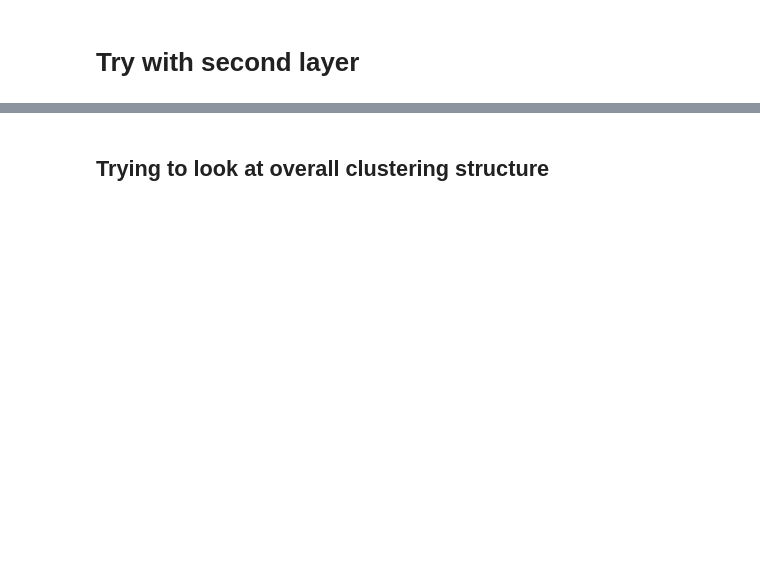
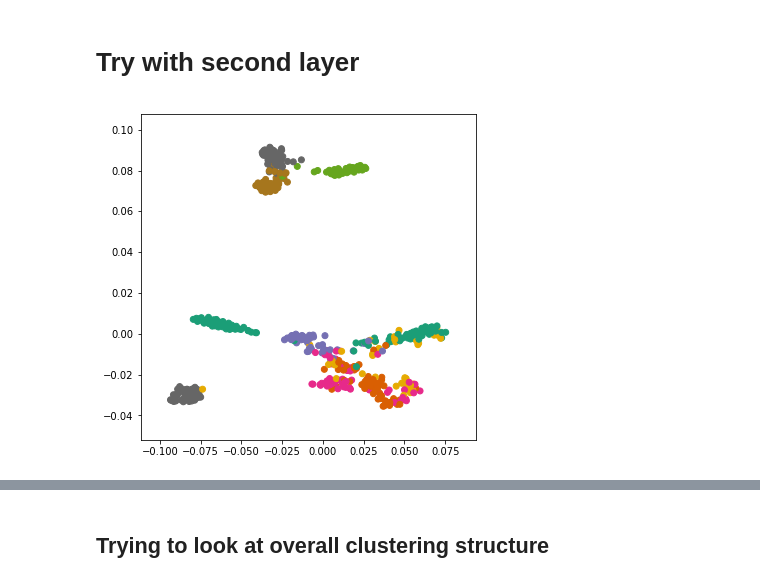
Before and after one commit to CornellDataScience/insights-vizNNs, a Jupyter notebook: MNIST_clothes/TNSE_fashion.ipynb, the cells around one changed output, grey strips where cells are left out. Saved outputs shown, nothing was run; the diff lists cells and outputs as text; code cells hidden in the pictures; blank space fills up the shorter version.

```diff
--- a/MNIST_clothes/TNSE_fashion.ipynb
+++ b/MNIST_clothes/TNSE_fashion.ipynb
@@ -103,10 +105,15 @@ weights_2_e1 = np.load("layer2_epoch_1.npy")
 weights_2_e2 = np.load("layer2_epoch_2.npy")
 weights_2_e3 = np.load("layer2_epoch_3.npy")
 weights_2_e4 = np.load("layer2_epoch_4.npy")
+weights_2_all = [weights_2_e0, weights_2_e1, weights_2_e2, weights_2_e3, weights_2_e4]
+lowD_all = []
 # %%
 tsne = TSNE(perplexity=30, n_components=2, init='random', n_iter=5000)
 lowD_2_1 = tsne.fit_transform(weights_2_e0[:500])
 #plot_with_labels(lowD_1, test_labels[:100])
-lowD_2_1= normalize(lowD_1, axis=0)
+lowD_2_1= normalize(lowD_2_1, axis=0)
 plot_color(lowD_2_1, test_labels[:500])
+lowD_all.append(lowD_2_1)
+# %% [output]
+[figure, added]
 # %%
```
Also changed, not shown: parts of 35 cells of this notebook, 22 other files.
